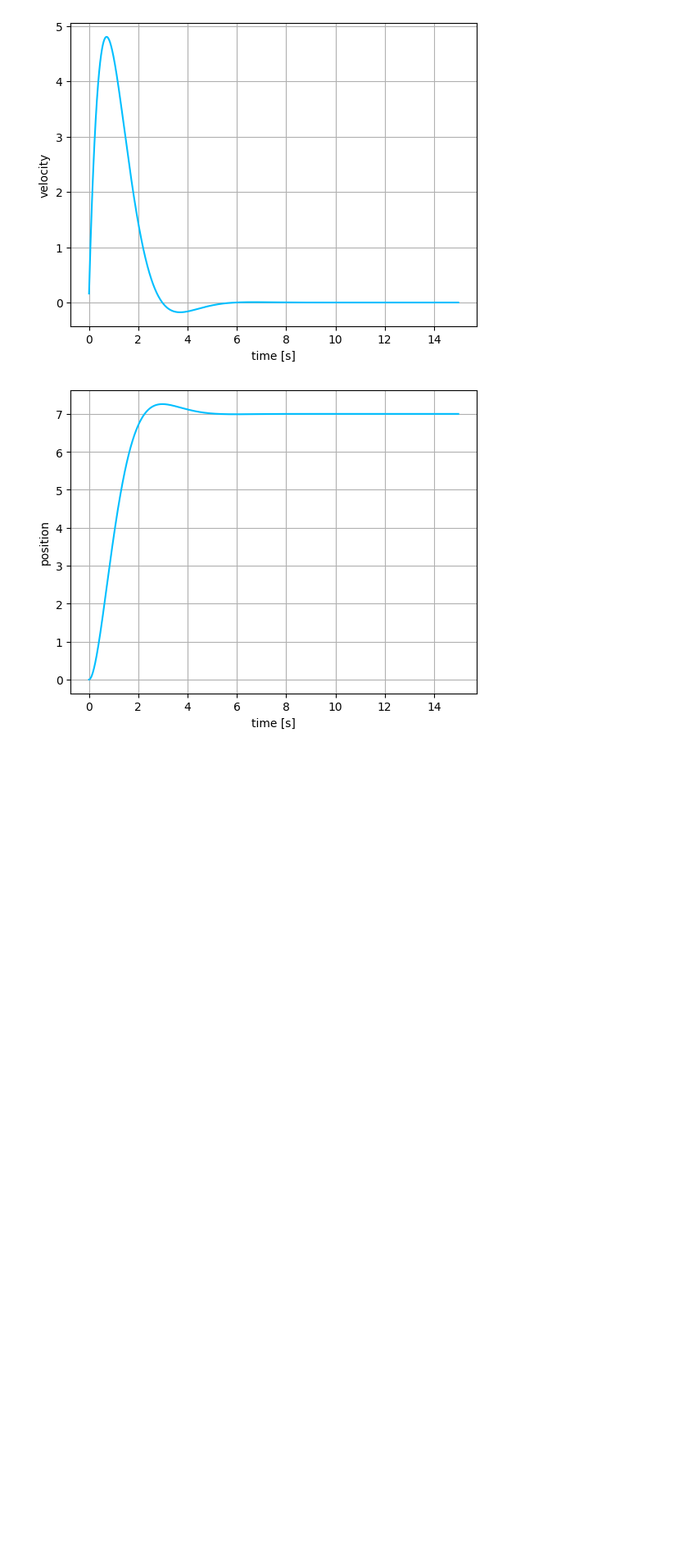
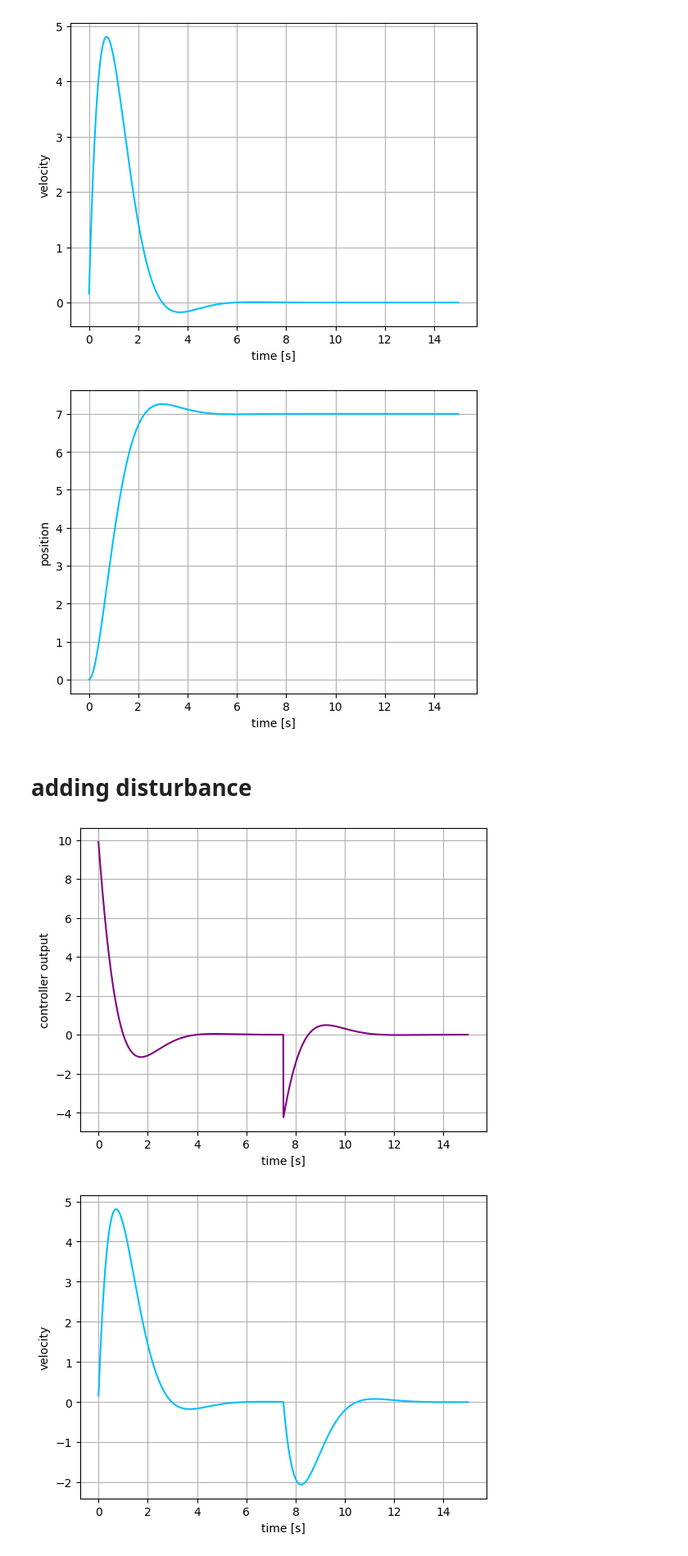
Before and after one commit to michalnand/libs_control, a Jupyter notebook: tutorials/01_lqr_servo.ipynb, the cells around one changed output. Shown: that part at 82% size. Saved outputs shown, nothing was run; the diff lists cells and outputs as text; code cells hidden in the pictures; blank space fills up the shorter version.

```diff
--- a/tutorials/01_lqr_servo.ipynb
+++ b/tutorials/01_lqr_servo.ipynb
@@ -181,3 +181,64 @@ plt.show()
 [figure]
 [figure]
 [figure]
+# %% [markdown]
+# adding disturbance
+# %%
+#closed loop step response with disturbance
+dt          = 0.01
+steps       = 1500
+t_result    = numpy.arange(steps)*dt
+
+#required state, position = 7
+xr          = numpy.zeros((2, 1))
+xr[1][0]    = 7.0
+
+#initial state
+x           = numpy.zeros((2, 1))
+
+#resulted states for ploting
+u_result    = numpy.zeros((steps, 1))
+x_result    = numpy.zeros((steps, 2))
+
+for i in range(steps):
+    u = numpy.ones((1, 1))
+
+    #apply LQR control law
+    error = xr*g - x
+    u = k@error
+
+    #dynamical system step
+    dx = a@x + b@u
+    x  = x + dx*dt
+
+    # !!! disturbance in middle, kick the servo position
+    if i == steps//2:
+        x[1]+= 3
+
+    u_result[i] = u[0][0]
+    x_result[i] = x[:, 0]
+
+#plot response
+plt.clf()
+plt.ylabel("controller output")
+plt.xlabel("time [s]")
+plt.plot(t_result, u_result[:, 0], color="purple")
+plt.grid()
+plt.show()
+
+plt.clf()
+plt.ylabel("velocity")
+plt.xlabel("time [s]")
+plt.plot(t_result, x_result[:, 0], color="deepskyblue")
+plt.grid()
+plt.show()
+
+plt.clf()
+plt.ylabel("position")
+plt.xlabel("time [s]")
+plt.plot(t_result, x_result[:, 1], color="deepskyblue")
+plt.grid()
+plt.show()
+# %% [output]
+[figure, added]
+[figure, added]
```
Also changed, not shown: parts of 3 cells of this notebook.
